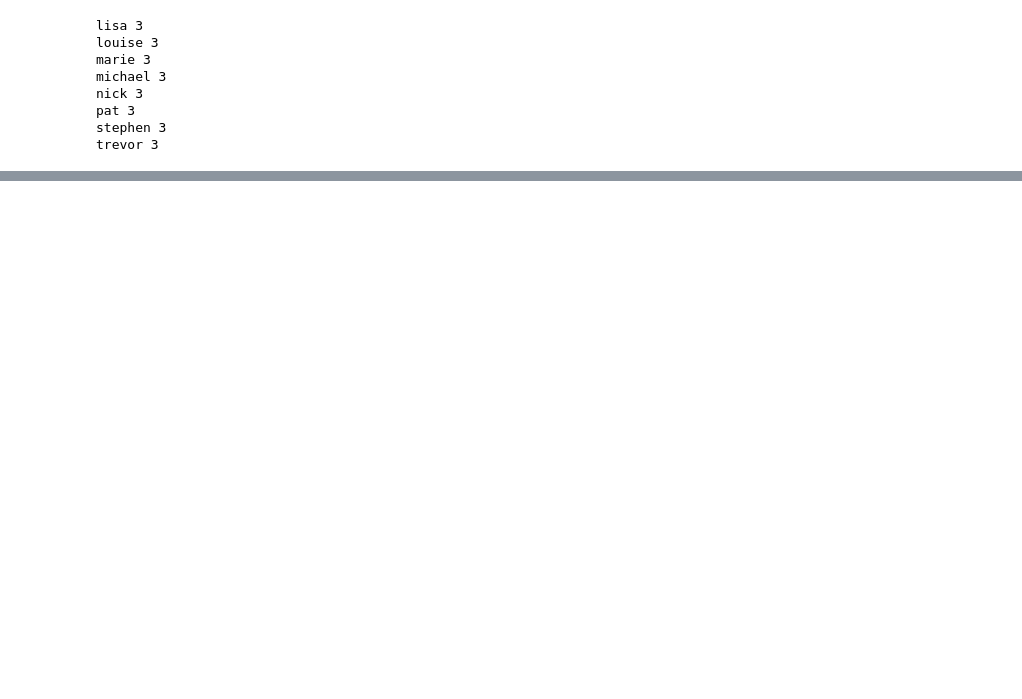
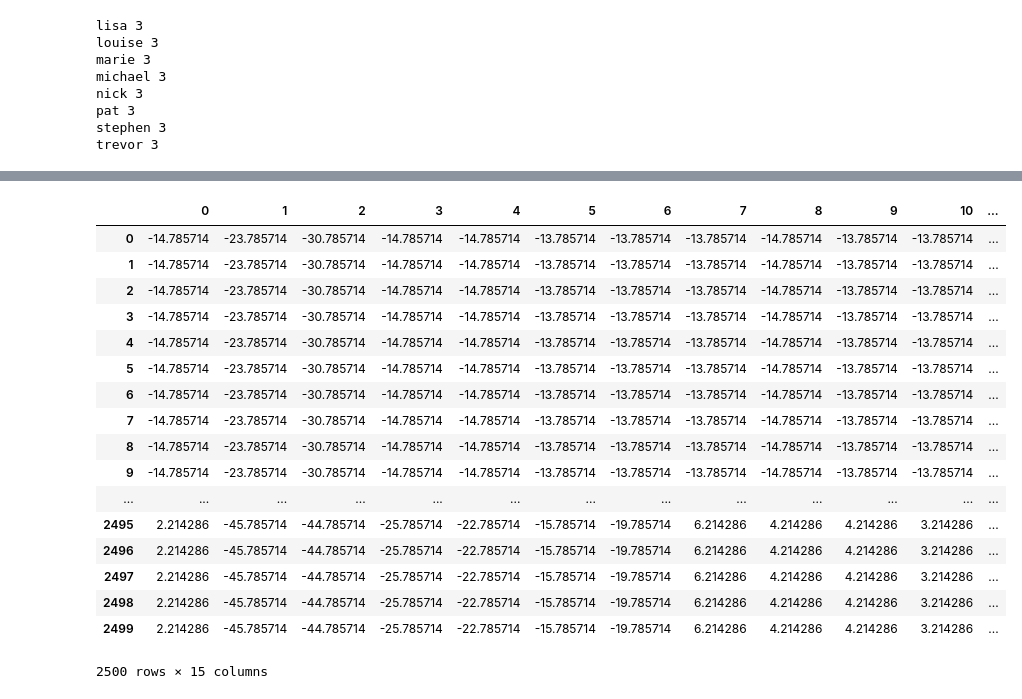
Before and after one commit to amsborse/Face-Recognition, a Jupyter notebook: L1 - PCA Face Recognition.ipynb, the cells around one changed output, grey strips where cells are left out. Cells and saved outputs as stored; diff of their text form; code cells hidden in the pictures; blank space fills up the shorter version.

Commit message:
mean substraction

```diff
--- a/L1 - PCA Face Recognition.ipynb
+++ b/L1 - PCA Face Recognition.ipynb
@@ -219,3 +218,9 @@ nick 3
 pat 3
 stephen 3
 trevor 3
+# %%
+ddmean = pd.DataFrame()
+for i in ddtrain:
+    ddtrain[i] = pd.DataFrame(ddtrain[i])
+    ddtrain[i] = ddtrain[i].T
+    ddmean[i+'_'+'mean'] = ddtrain[i].sum(axis=1)/14
@@ -221,0 +248,7 @@ trevor 3
+# %%
+for i in ddtrain:
+    print('Subtracting mean for :',i)
+    for j in list(ddtrain[i]):
+        if j == 'mean':
+            continue
+        ddtrain[i][j] = ddtrain[i][j] - ddmean[i+'_'+'mean']
@@ -221,0 +273,21 @@ trevor 3
+# %%
+ddtrain['lisa']
+# %% [output]
+|  | 0 | 1 | 2 | 3 | 4 | 5 | 6 | 7 | 8 | 9 | 10 | ... |
+| 0 | -14.785714 | -23.785714 | -30.785714 | -14.785714 | -14.785714 | -13.785714 | -13.785714 | -13.785714 | -14.785714 | -13.785714 | -13.785714 | ... |
+| 1 | -14.785714 | -23.785714 | -30.785714 | -14.785714 | -14.785714 | -13.785714 | -13.785714 | -13.785714 | -14.785714 | -13.785714 | -13.785714 | ... |
+| 2 | -14.785714 | -23.785714 | -30.785714 | -14.785714 | -14.785714 | -13.785714 | -13.785714 | -13.785714 | -14.785714 | -13.785714 | -13.785714 | ... |
+| 3 | -14.785714 | -23.785714 | -30.785714 | -14.785714 | -14.785714 | -13.785714 | -13.785714 | -13.785714 | -14.785714 | -13.785714 | -13.785714 | ... |
+| 4 | -14.785714 | -23.785714 | -30.785714 | -14.785714 | -14.785714 | -13.785714 | -13.785714 | -13.785714 | -14.785714 | -13.785714 | -13.785714 | ... |
+| 5 | -14.785714 | -23.785714 | -30.785714 | -14.785714 | -14.785714 | -13.785714 | -13.785714 | -13.785714 | -14.785714 | -13.785714 | -13.785714 | ... |
+| 6 | -14.785714 | -23.785714 | -30.785714 | -14.785714 | -14.785714 | -13.785714 | -13.785714 | -13.785714 | -14.785714 | -13.785714 | -13.785714 | ... |
+| 7 | -14.785714 | -23.785714 | -30.785714 | -14.785714 | -14.785714 | -13.785714 | -13.785714 | -13.785714 | -14.785714 | -13.785714 | -13.785714 | ... |
+| 8 | -14.785714 | -23.785714 | -30.785714 | -14.785714 | -14.785714 | -13.785714 | -13.785714 | -13.785714 | -14.785714 | -13.785714 | -13.785714 | ... |
+| 9 | -14.785714 | -23.785714 | -30.785714 | -14.785714 | -14.785714 | -13.785714 | -13.785714 | -13.785714 | -14.785714 | -13.785714 | -13.785714 | ... |
+| ... | ... | ... | ... | ... | ... | ... | ... | ... | ... | ... | ... | ... |
+| 2495 | 2.214286 | -45.785714 | -44.785714 | -25.785714 | -22.785714 | -15.785714 | -19.785714 | 6.214286 | 4.214286 | 4.214286 | 3.214286 | ... |
+| 2496 | 2.214286 | -45.785714 | -44.785714 | -25.785714 | -22.785714 | -15.785714 | -19.785714 | 6.214286 | 4.214286 | 4.214286 | 3.214286 | ... |
+| 2497 | 2.214286 | -45.785714 | -44.785714 | -25.785714 | -22.785714 | -15.785714 | -19.785714 | 6.214286 | 4.214286 | 4.214286 | 3.214286 | ... |
+| 2498 | 2.214286 | -45.785714 | -44.785714 | -25.785714 | -22.785714 | -15.785714 | -19.785714 | 6.214286 | 4.214286 | 4.214286 | 3.214286 | ... |
+| 2499 | 2.214286 | -45.785714 | -44.785714 | -25.785714 | -22.785714 | -15.785714 | -19.785714 | 6.214286 | 4.214286 | 4.214286 | 3.214286 | ... |
+2500 rows × 15 columns
```
Also changed, not shown: parts of 36 cells of this notebook.
